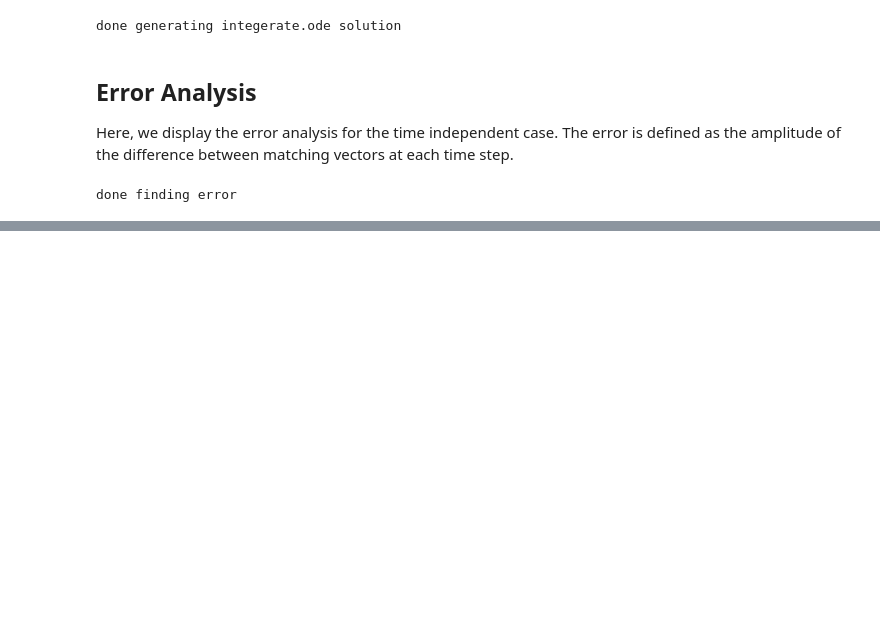
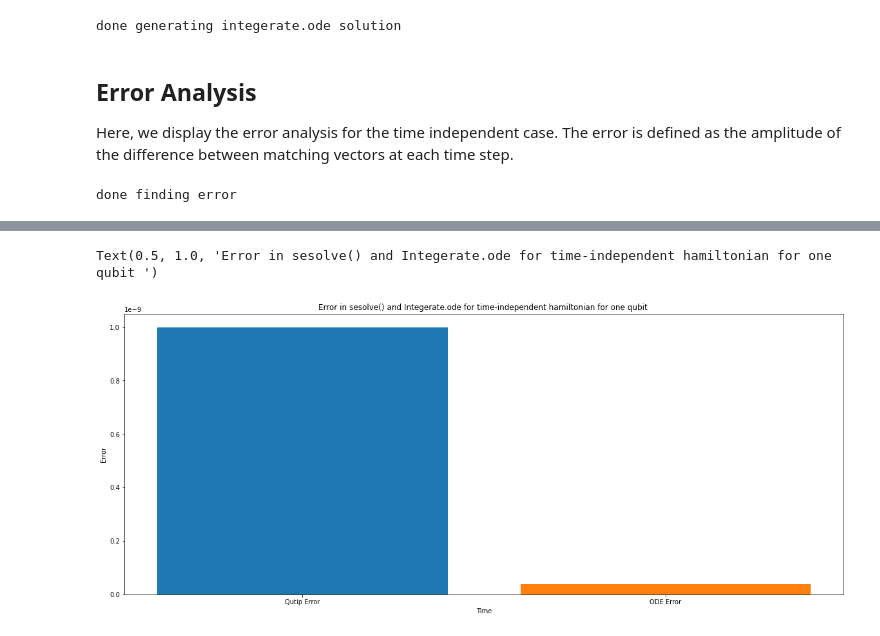
Before and after one commit to majdh98/Summer2021, a Jupyter notebook: Qutip_single_qubit_error.ipynb, the cells around one changed output, grey strips where cells are left out. Cells and saved outputs as stored; diff of their text form; code cells hidden in the pictures; blank space fills up the shorter version.

```diff
--- a/Qutip_single_qubit_error.ipynb
+++ b/Qutip_single_qubit_error.ipynb
@@ -171,0 +151,13 @@ print(np.vdot(exact_states[r] - ode_states[r], exact_states[r] - ode_states[r]))
+# %%
+p = plt.figure(1)
+p.set_figwidth(20)
+p.set_figheight(8)
+p = plt.subplot()
+p.bar("Qutip Error", np.trapz(qutip_error, times))
+p.bar("ODE Error", np.trapz(ode_error, times))
+p.set_xlabel('Time')
+p.set_ylabel('Error')
+p.set_title("Error in sesolve() and Integerate.ode for time-independent hamiltonian for one qubit ")
+# %% [output]
+Text(0.5, 1.0, 'Error in sesolve() and Integerate.ode for time-independent hamiltonian for one qubit ')
+[figure, added]
```
Also changed, not shown: parts of 9 cells of this notebook, 1 other file.
